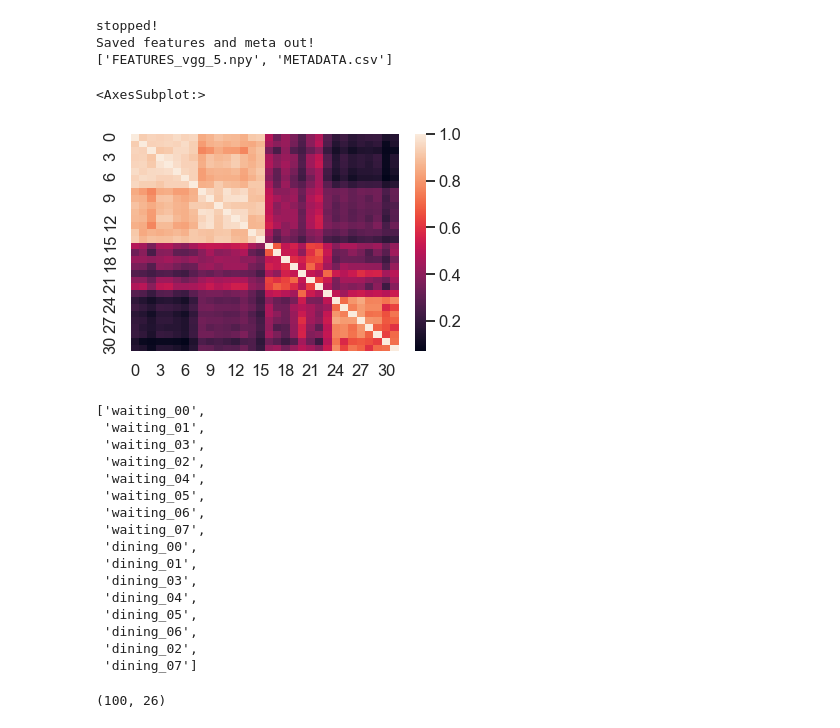
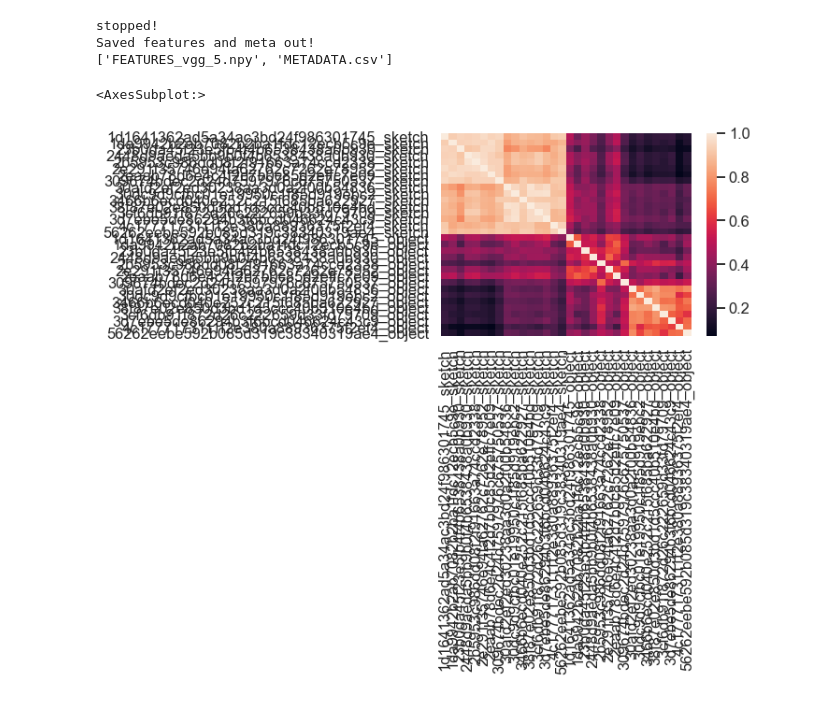
Before and after one commit to hawkrobe/graphical_conventions, a Jupyter notebook: analysis/preprocessing/explore_sketch_object_similarities.ipynb, the cells around one changed output. Drawn from its saved outputs; the diff is of its cells as text; code cells hidden in the pictures.

Commit message:
interim sync on sketch-object similarities

```diff
--- a/analysis/preprocessing/explore_sketch_object_similarities.ipynb
+++ b/analysis/preprocessing/explore_sketch_object_similarities.ipynb
@@ -34,7 +34,7 @@ from matplotlib import pylab, mlab, pyplot
 from IPython.core.pylabtools import figsize, getfigs
 plt = pyplot
 import seaborn as sns
-sns.set_context('talk')
+sns.set_context('paper')
 sns.set_style('white')
 
 from skimage import io, img_as_float
@@ -194,18 +197,4 @@ O['data_type'] = 'object'
 
 ## the number of unique shapenetID's in the sketch dataset match the number of unique shapenetID's in the object dataset
 assert len(S['shapenetID'].unique())==len(O['shapenetID'].unique())
-# %%
-shapenetIDs = sorted(S['shapenetID'].unique())
-this_shapenetID = shapenetIDs[0]
-# %%
-## take pre phase drawings of a particular object from both conditions, from all sketchers
-feat_cols = np.arange(4096)
-these_sketch_feats = S[(S['shapenetID']==this_shapenetID) & (S['phase']=='pre')][feat_cols]
-mean_sketch_feat = these_sketch_feats.mean(0)
-
-## grab feature vector for this object
-this_obj_feat = O[O['shapenetID']==this_shapenetID][feat_cols]
-mean_obj_feat = this_obj_feat.mean(0)
-
-assert this_obj_feat.shape[1] == these_sketch_feats.shape[1]
 # %%
@@ -239,28 +232,11 @@ SO.drop(columns=['shapenetID','data_type'], inplace=True)
 # %%
 ## correlation matrix
 R = SO.loc[:,feat_cols].transpose().corr()
+x_axis_labels = list(SO['shapenet_dtype'].values)
+y_axis_labels = list(SO['shapenet_dtype'].values)
 
 ## draw heatmap
-sns.heatmap(R)
+sns.heatmap(R, xticklabels=x_axis_labels, yticklabels=y_axis_labels)
 # %% [output]
 <AxesSubplot:>
-[figure, old version]
+[figure, new version]
-# %%
-[S2G[i] for i in shapenetIDs]
-# %% [output]
-['waiting_00',
- 'waiting_01',
- 'waiting_03',
- 'waiting_02',
- 'waiting_04',
- 'waiting_05',
- 'waiting_06',
- 'waiting_07',
- 'dining_00',
- 'dining_01',
- 'dining_03',
- 'dining_04',
- 'dining_05',
- 'dining_06',
- 'dining_02',
- 'dining_07']
@@ -280,4 +242,0 @@ d = pd.DataFrame(data=rs.normal(size=(100, 26)),
-# %%
-d.shape
-# %% [output]
-(100, 26)
```
Also changed, not shown: parts of 7 cells of this notebook, 1 other file.
